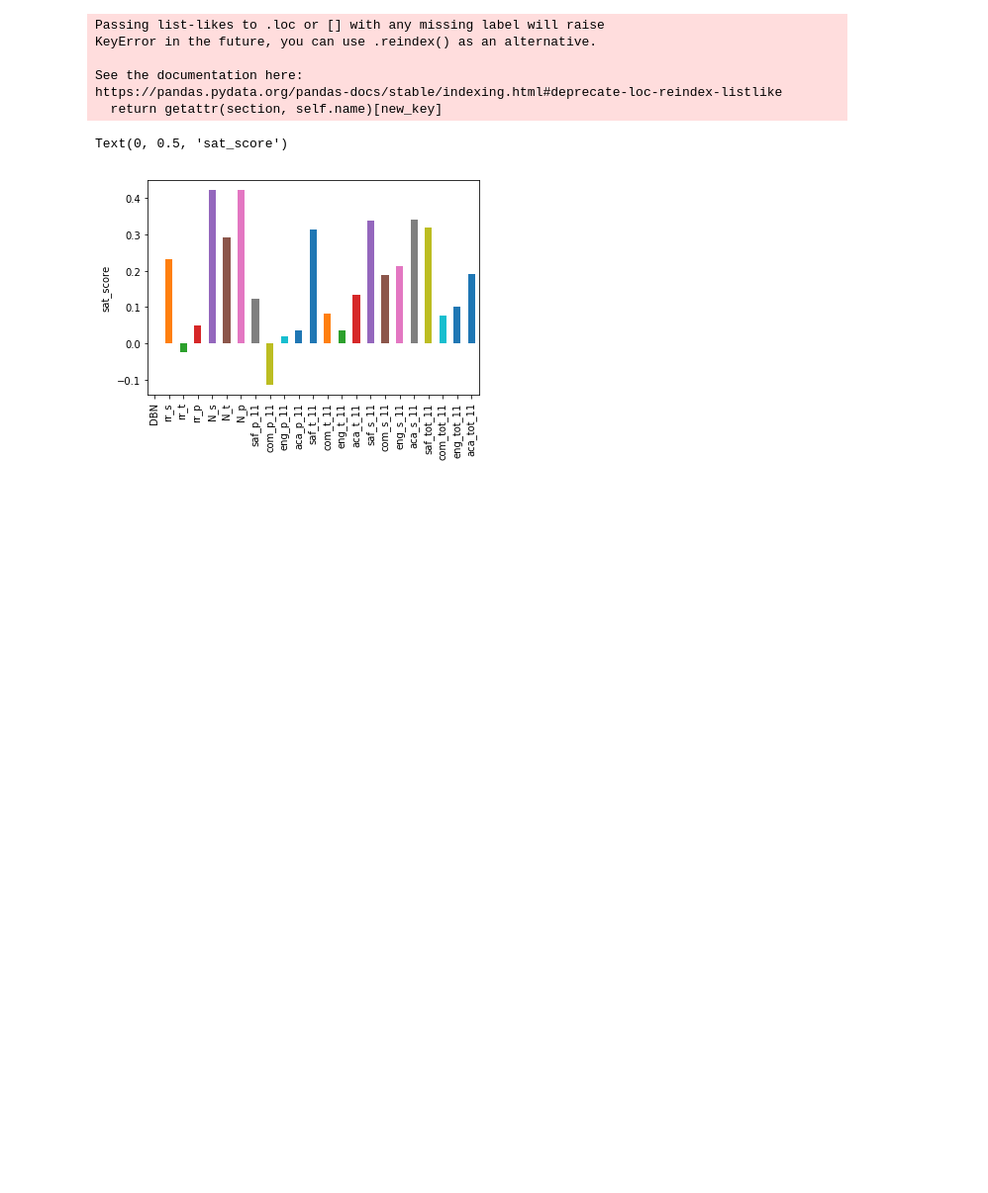
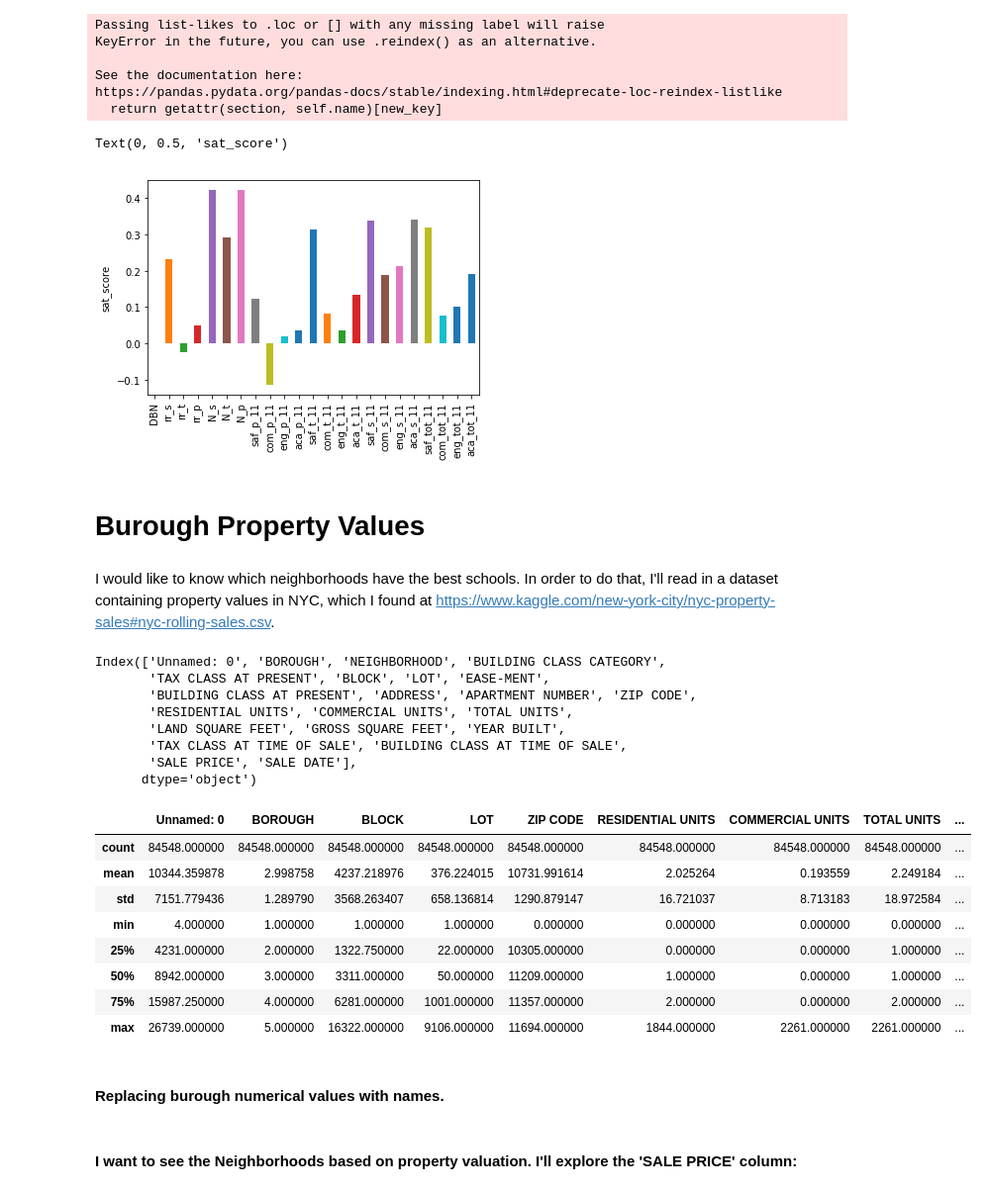
Before and after one commit to ghood1977/NYC-High-School-Data, a Jupyter notebook: Schools.ipynb, the cells around one changed output. Shown: that part at 99% size. Cells and saved outputs as stored; diff of their text form; code cells hidden in the pictures; blank space fills up the shorter version.

```diff
--- a/Schools.ipynb
+++ b/Schools.ipynb
@@ -262,3 +257,34 @@ https://pandas.pydata.org/pandas-docs/stable/indexing.html#deprecate-loc-reindex
   return getattr(section, self.name)[new_key]
 Text(0, 0.5, 'sat_score')
 [figure]
+# %% [markdown]
+# Burough Property Values
+# %% [markdown]
+I would like to know which neighborhoods have the best schools. In order to do that, I'll read in a dataset containing property values in NYC, which I found at https://www.kaggle.com/new-york-city/nyc-property-sales#nyc-rolling-sales.csv.
+# %%
+properties = pd.read_csv('nyc-rolling-sales.csv')
+data['properties'.replace('.csv','')] = properties
+
+print(data['properties'].columns)
+data['properties'].head()
+data['properties'].describe()
+# %% [output]
+Index(['Unnamed: 0', 'BOROUGH', 'NEIGHBORHOOD', 'BUILDING CLASS CATEGORY',
+       'TAX CLASS AT PRESENT', 'BLOCK', 'LOT', 'EASE-MENT',
+       'BUILDING CLASS AT PRESENT', 'ADDRESS', 'APARTMENT NUMBER', 'ZIP CODE',
+       'RESIDENTIAL UNITS', 'COMMERCIAL UNITS', 'TOTAL UNITS',
+       'LAND SQUARE FEET', 'GROSS SQUARE FEET', 'YEAR BUILT',
+       'TAX CLASS AT TIME OF SALE', 'BUILDING CLASS AT TIME OF SALE',
+       'SALE PRICE', 'SALE DATE'],
+      dtype='object')
+|  | Unnamed: 0 | BOROUGH | BLOCK | LOT | ZIP CODE | RESIDENTIAL UNITS | COMMERCIAL UNITS | TOTAL UNITS | ... |
+| count | 84548.000000 | 84548.000000 | 84548.000000 | 84548.000000 | 84548.000000 | 84548.000000 | 84548.000000 | 84548.000000 | ... |
+| mean | 10344.359878 | 2.998758 | 4237.218976 | 376.224015 | 10731.991614 | 2.025264 | 0.193559 | 2.249184 | ... |
+| std | 7151.779436 | 1.289790 | 3568.263407 | 658.136814 | 1290.879147 | 16.721037 | 8.713183 | 18.972584 | ... |
+| min | 4.000000 | 1.000000 | 1.000000 | 1.000000 | 0.000000 | 0.000000 | 0.000000 | 0.000000 | ... |
+| 25% | 4231.000000 | 2.000000 | 1322.750000 | 22.000000 | 10305.000000 | 0.000000 | 0.000000 | 1.000000 | ... |
+| 50% | 8942.000000 | 3.000000 | 3311.000000 | 50.000000 | 11209.000000 | 1.000000 | 0.000000 | 1.000000 | ... |
+| 75% | 15987.250000 | 4.000000 | 6281.000000 | 1001.000000 | 11357.000000 | 2.000000 | 0.000000 | 2.000000 | ... |
+| max | 26739.000000 | 5.000000 | 16322.000000 | 9106.000000 | 11694.000000 | 1844.000000 | 2261.000000 | 2261.000000 | ... |
+# %% [markdown]
+#### Replacing burough numerical values with names.
@@ -264,0 +304,2 @@ Text(0, 0.5, 'sat_score')
+# %% [markdown]
+#### I want to see the Neighborhoods based on property valuation. I'll explore the 'SALE PRICE' column:
```
Also changed, not shown: parts of 10 cells of this notebook.
